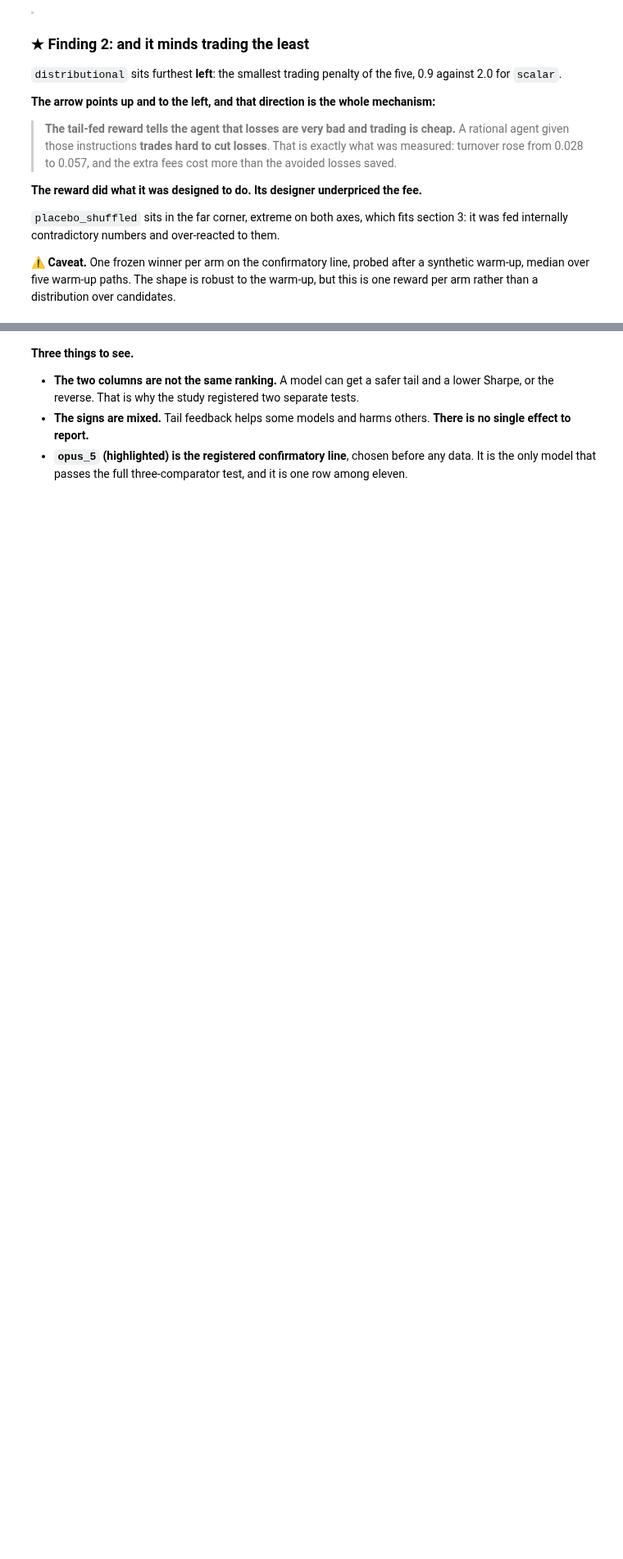
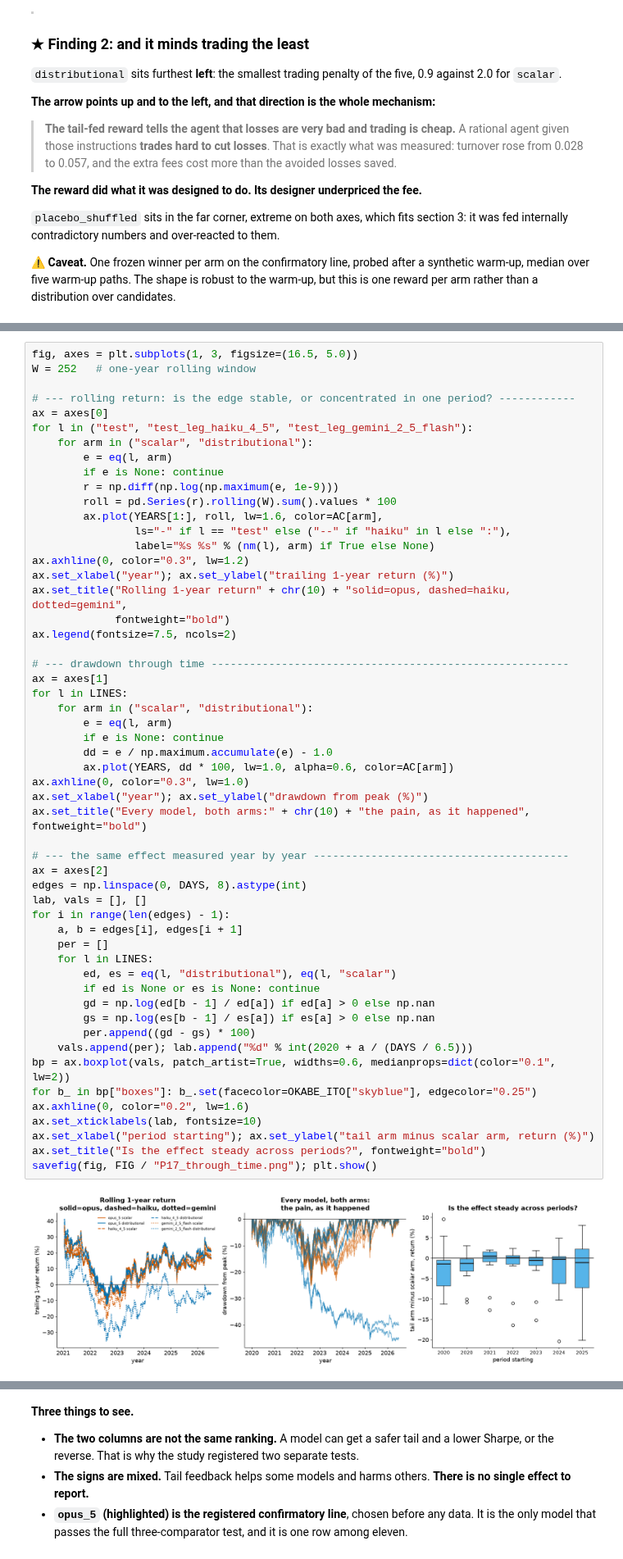
Before and after one commit to abailey81/llm-reward-portfolio, a Jupyter notebook: notebooks/presentation_results.ipynb, the cells around one changed output, grey strips where cells are left out. Shown at 82% size. Drawn from its saved outputs; the diff is of its cells as text; blank space fills up the shorter version.

```diff
--- a/notebooks/presentation_results.ipynb
+++ b/notebooks/presentation_results.ipynb
@@ -387,0 +458,56 @@ rather than a distribution over candidates.
+# %%
+fig, axes = plt.subplots(1, 3, figsize=(16.5, 5.0))
+W = 252   # one-year rolling window
+
+# --- rolling return: is the edge stable, or concentrated in one period? ------------
+ax = axes[0]
+for l in ("test", "test_leg_haiku_4_5", "test_leg_gemini_2_5_flash"):
+    for arm in ("scalar", "distributional"):
+        e = eq(l, arm)
+        if e is None: continue
+        r = np.diff(np.log(np.maximum(e, 1e-9)))
+        roll = pd.Series(r).rolling(W).sum().values * 100
+        ax.plot(YEARS[1:], roll, lw=1.6, color=AC[arm],
+                ls="-" if l == "test" else ("--" if "haiku" in l else ":"),
+                label="%s %s" % (nm(l), arm) if True else None)
+ax.axhline(0, color="0.3", lw=1.2)
+ax.set_xlabel("year"); ax.set_ylabel("trailing 1-year return (%)")
+ax.set_title("Rolling 1-year return" + chr(10) + "solid=opus, dashed=haiku, dotted=gemini",
+             fontweight="bold")
+ax.legend(fontsize=7.5, ncols=2)
+
+# --- drawdown through time --------------------------------------------------------
+ax = axes[1]
+for l in LINES:
+    for arm in ("scalar", "distributional"):
+        e = eq(l, arm)
+        if e is None: continue
+        dd = e / np.maximum.accumulate(e) - 1.0
+        ax.plot(YEARS, dd * 100, lw=1.0, alpha=0.6, color=AC[arm])
+ax.axhline(0, color="0.3", lw=1.0)
+ax.set_xlabel("year"); ax.set_ylabel("drawdown from peak (%)")
+ax.set_title("Every model, both arms:" + chr(10) + "the pain, as it happened", fontweight="bold")
+
+# --- the same effect measured year by year ----------------------------------------
+ax = axes[2]
+edges = np.linspace(0, DAYS, 8).astype(int)
+lab, vals = [], []
+for i in range(len(edges) - 1):
+    a, b = edges[i], edges[i + 1]
+    per = []
+    for l in LINES:
+        ed, es = eq(l, "distributional"), eq(l, "scalar")
+        if ed is None or es is None: continue
+        gd = np.log(ed[b - 1] / ed[a]) if ed[a] > 0 else np.nan
+        gs = np.log(es[b - 1] / es[a]) if es[a] > 0 else np.nan
+        per.append((gd - gs) * 100)
+    vals.append(per); lab.append("%d" % int(2020 + a / (DAYS / 6.5)))
+bp = ax.boxplot(vals, patch_artist=True, widths=0.6, medianprops=dict(color="0.1", lw=2))
+for b_ in bp["boxes"]: b_.set(facecolor=OKABE_ITO["skyblue"], edgecolor="0.25")
+ax.axhline(0, color="0.2", lw=1.6)
+ax.set_xticklabels(lab, fontsize=10)
+ax.set_xlabel("period starting"); ax.set_ylabel("tail arm minus scalar arm, return (%)")
+ax.set_title("Is the effect steady across periods?", fontweight="bold")
+savefig(fig, FIG / "P17_through_time.png"); plt.show()
+# %% [output]
+[figure, added]
```
Also changed, not shown: parts of 19 cells of this notebook, 19 other files.
